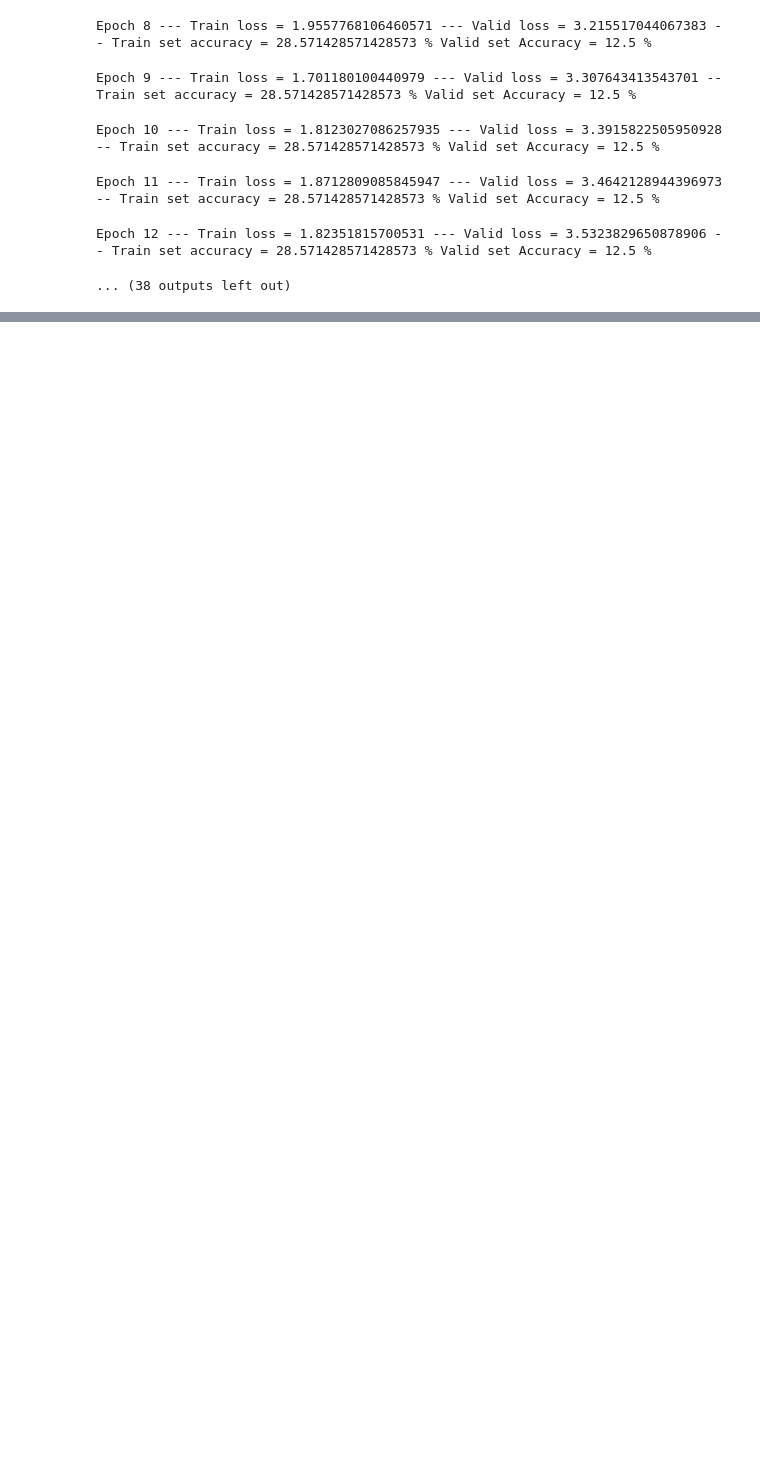
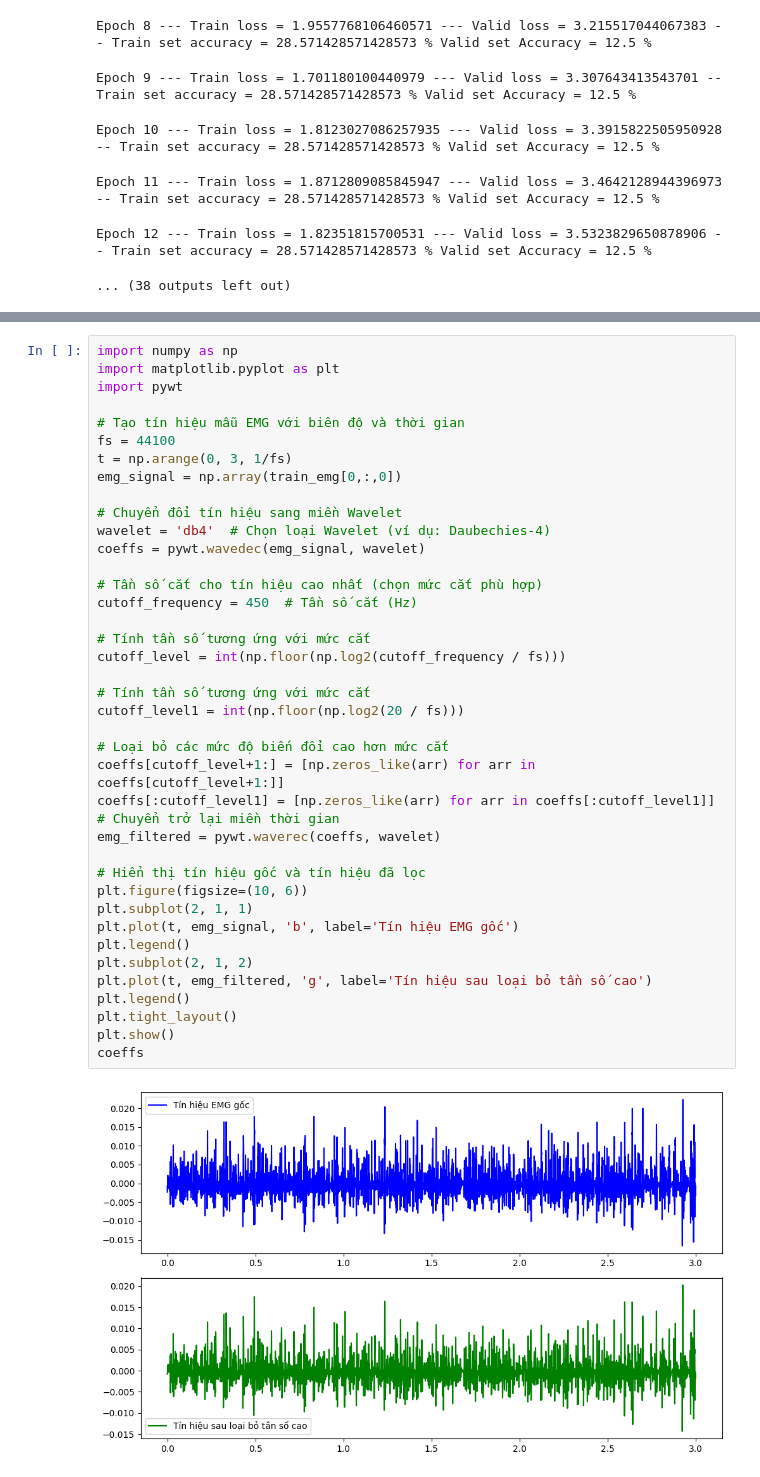
Before and after one commit to TuanAnhNguyenCo/HumanActivityRecognition, a Jupyter notebook: GConvForVideo.ipynb, the cells around one changed output, grey strips where cells are left out. Cells and saved outputs as stored; diff of their text form; blank space fills up the shorter version.

```diff
--- a/GConvForVideo.ipynb
+++ b/GConvForVideo.ipynb
@@ -280,0 +335,42 @@ Epoch 12 --- Train loss = 1.82351815700531 --- Valid loss = 3.5323829650878906 -
+# %%
+import numpy as np
+import matplotlib.pyplot as plt
+import pywt
+
+# Tạo tín hiệu mẫu EMG với biên độ và thời gian
+fs = 44100
+t = np.arange(0, 3, 1/fs)
+emg_signal = np.array(train_emg[0,:,0])
+
+# Chuyển đổi tín hiệu sang miền Wavelet
+wavelet = 'db4'  # Chọn loại Wavelet (ví dụ: Daubechies-4)
+coeffs = pywt.wavedec(emg_signal, wavelet)
+
+# Tần số cắt cho tín hiệu cao nhất (chọn mức cắt phù hợp)
+cutoff_frequency = 450  # Tần số cắt (Hz)
+
+# Tính tần số tương ứng với mức cắt
+cutoff_level = int(np.floor(np.log2(cutoff_frequency / fs)))
+
+# Tính tần số tương ứng với mức cắt
+cutoff_level1 = int(np.floor(np.log2(20 / fs)))
+
+# Loại bỏ các mức độ biến đổi cao hơn mức cắt
+coeffs[cutoff_level+1:] = [np.zeros_like(arr) for arr in coeffs[cutoff_level+1:]]
+coeffs[:cutoff_level1] = [np.zeros_like(arr) for arr in coeffs[:cutoff_level1]]
+# Chuyển trở lại miền thời gian
+emg_filtered = pywt.waverec(coeffs, wavelet)
+
+# Hiển thị tín hiệu gốc và tín hiệu đã lọc
+plt.figure(figsize=(10, 6))
+plt.subplot(2, 1, 1)
+plt.plot(t, emg_signal, 'b', label='Tín hiệu EMG gốc')
+plt.legend()
+plt.subplot(2, 1, 2)
+plt.plot(t, emg_filtered, 'g', label='Tín hiệu sau loại bỏ tần số cao')
+plt.legend()
+plt.tight_layout()
+plt.show()
+coeffs
+# %% [output]
+[figure, added]
```
Also changed, not shown: parts of 4 cells of this notebook, 11 other files.
